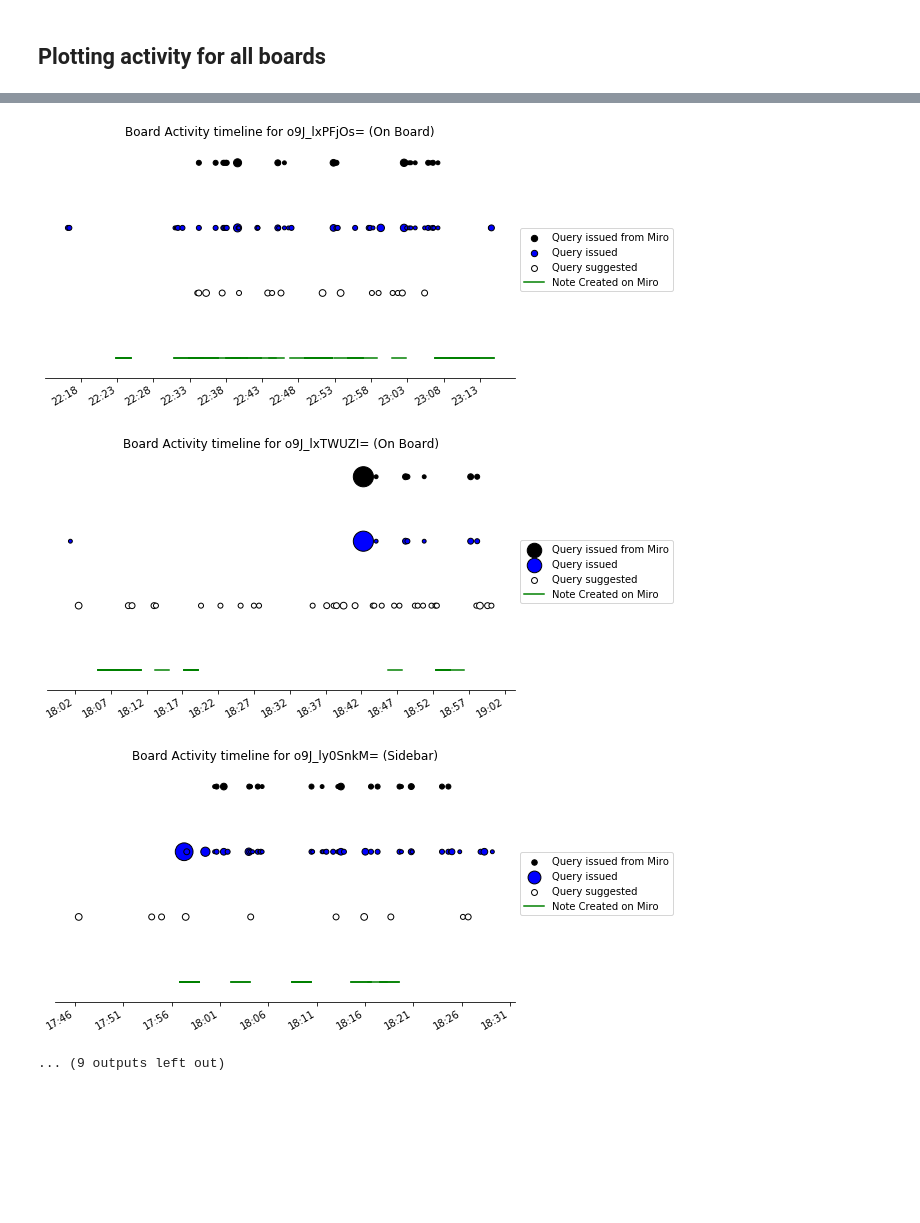
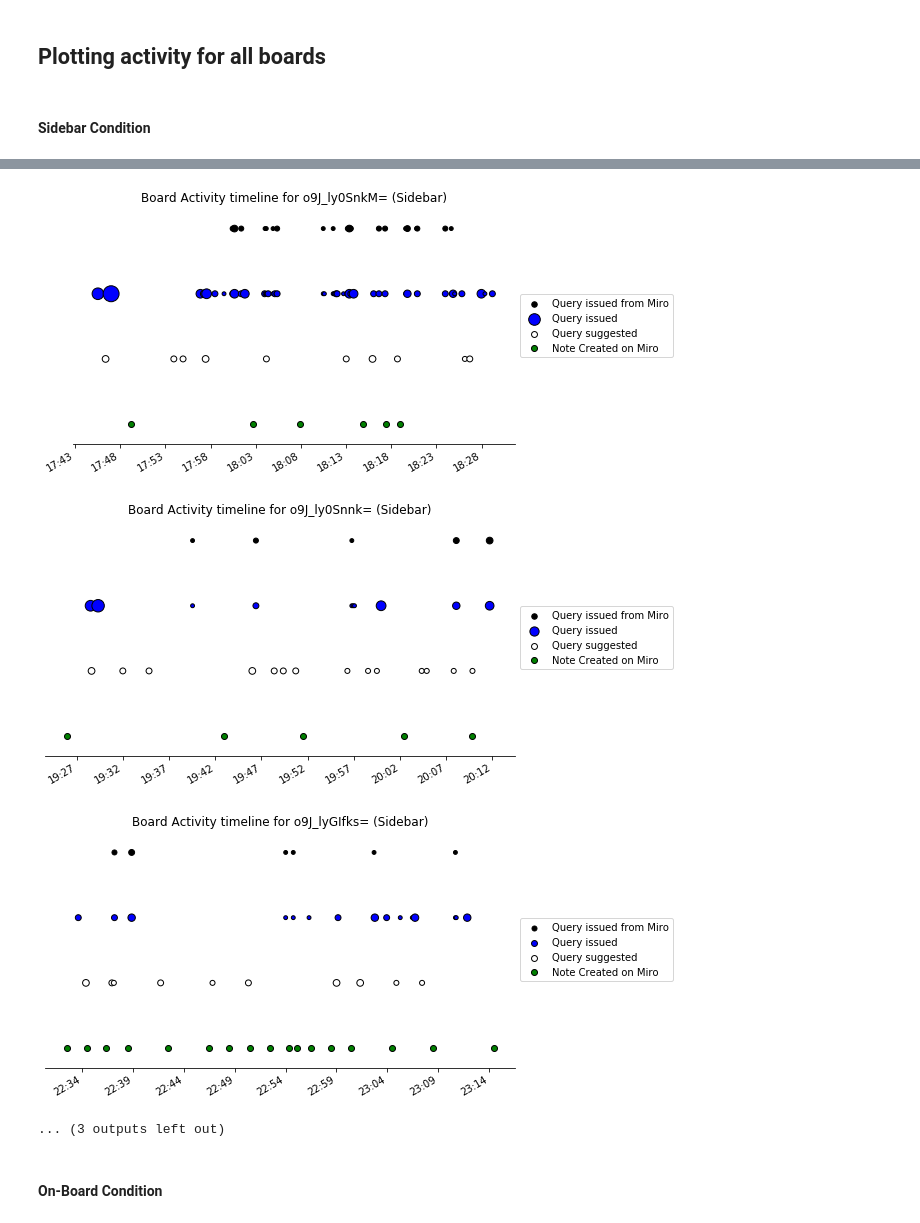
Before and after one commit to creativecolab/IntegratedSearch, a Jupyter notebook: DataAnalysis/DataCollection.ipynb, the cells around one changed output, grey strips where cells are left out. Saved outputs shown, nothing was run; the diff lists cells and outputs as text; code cells hidden in the pictures; blank space fills up the shorter version.

```diff
--- a/DataAnalysis/DataCollection.ipynb
+++ b/DataAnalysis/DataCollection.ipynb
@@ -77,11 +77,12 @@ def cleanPhrases(phrases):
 #         phrases[count] = Word(re.sub("[^a-zA-Z ]+", "", phrase).strip())
     return phrases
 
+client_id = "3074457360917723621"
 pilotBoards=['o9J_l0_9Oa8=', #AH
              'o9J_l1daiMk=',#GH
              'o9J_l1PIrDQ=', #KL
              'o9J_l2KryjI=', #SZ
              'o9J_l3LlFIA=',
              'o9J_l350Img=',
-             'o9J_lzKK_yc='
+             'o9J_lzKK_yc=',
             ]
@@ -472,0 +594,28 @@ Number of queries
+# %%
+suggestiongroups_df_onboard=suggestion_df_joined[suggestion_df_joined['studyType']=='On Board'][['opened', 'suggestionsQueried', 'studyType','boardId', 'grouping']].pivot_table(index=['studyType','boardId'], columns='grouping', aggfunc='sum')
+suggestiongroups_df_sidebar=suggestion_df_joined[suggestion_df_joined['studyType']=='Sidebar'][['opened', 'suggestionsQueried', 'studyType','boardId', 'grouping']].pivot_table(index=['studyType','boardId'], columns='grouping', aggfunc='sum')
+for item in suggestiongroups_df_onboard['opened'].columns:
+    f, ax = plt.subplots()
+    ax.boxplot(suggestiongroups_df_onboard['suggestionsQueried'][item].dropna(),positions=[1/3])
+    ax.boxplot(suggestiongroups_df_sidebar['suggestionsQueried'][item].dropna(),positions=[2/3])
+    ax.plot([1/3  for x in range(len(suggestiongroups_df_onboard['suggestionsQueried'][item].dropna()))], suggestiongroups_df_onboard['suggestionsQueried'][item].dropna(), 'o', markeredgecolor='k', alpha=0.5)
+    ax.plot([2/3 for x in range(len(suggestiongroups_df_sidebar['suggestionsQueried'][item].dropna()))], suggestiongroups_df_sidebar['suggestionsQueried'][item].dropna(), 'o', markeredgecolor='k', alpha=0.5)
+    plt.xlim([0, 1])
+    ax.set_xticks([1/3, 2/3])
+    ax.set_xticklabels(['On Board', 'Sidebar'])
+    ax.set_title('Total number of ' + item + ' suggestions queried')
+    plt.show()
+    print("Sample size:")
+    print("On Board: " + str(len(suggestiongroups_df_onboard['suggestionsQueried'][item].dropna())))
+    print("Sidebar: " + str(len(suggestiongroups_df_sidebar['suggestionsQueried'][item].dropna())))
+    print('Means:')
+    print('On Board: ' +str(suggestiongroups_df_onboard['suggestionsQueried'][item].dropna().mean()) )
+    print('Sidebar: ' +str(suggestiongroups_df_sidebar['suggestionsQueried'][item].dropna().mean()) )
+    print('Variance:')
+    print('On Board: ' +str(suggestiongroups_df_onboard['suggestionsQueried'][item].dropna().var()) )
+    print('Sidebar: ' +str(suggestiongroups_df_sidebar['suggestionsQueried'][item].dropna().var()) )
+    print(stats.shapiro(suggestiongroups_df_onboard['suggestionsQueried'][item].dropna()))
+    print(stats.shapiro(suggestiongroups_df_sidebar['suggestionsQueried'][item].dropna()))
+    print(stats.bartlett(suggestiongroups_df_onboard['suggestionsQueried'][item].dropna(), suggestiongroups_df_sidebar['suggestionsQueried'][item].dropna()))
+    print(stats.levene(suggestiongroups_df_onboard['suggestionsQueried'][item].dropna(), suggestiongroups_df_sidebar['suggestionsQueried'][item].dropna()))
+    print(stats.ttest_ind(suggestiongroups_df_onboard['suggestionsQueried'][item].dropna(), suggestiongroups_df_sidebar['suggestionsQueried'][item].dropna()))
@@ -613,12 +837,16 @@ def plot_board_activity(boardId):
     ax.plot(df_suggestions.index, np.full_like(df_suggestions.index,0, dtype='int32'), "-" ,linestyle='None')
     ax.scatter(df_suggestions.index, np.full_like(df_suggestions.index,1, dtype='int32'), df_suggestions['suggestionCount']*10+15, marker="o",color="w",edgecolors='k', label='Query suggested')
     ax.scatter(df_miroqueries.index, np.full_like(df_miroqueries.index, 3, dtype='int32'), df_miroqueries['webpagesVisited']*10+15,marker="o",color="k",edgecolors='k', label='Query issued from Miro')
-    ax.scatter(df_queries.index, np.full_like(df_queries.index, 2, dtype='int32'),df_queries['webpagesVisited']*10+15, marker="o",color="b", edgecolors='k',label='Query issued')
+    ax.scatter(df_queries.index, np.full_like(df_queries.index, 2, dtype='int32'),df_queries['webpagesVisited']*20+15, marker="o",color="b", edgecolors='k',label='Query issued')
 
+    midinterval = pd.DataFrame(board_df['timestamp'])-(pd.DataFrame(board_df['timestamp'])-pd.DataFrame(board_df['timestamp']).shift(1))/2
+    board_df.iloc[1:, board_df.columns.get_loc('timestamp')]= midinterval['timestamp'][1:]
+    board_df['charactersDiff']= board_df['totalCharacters'].diff()
+    #print(board_df)
+    for index, item in board_df.iterrows():
 
-    for time in board_df.timecreated:
-        time_segment = [pd.to_datetime(time-two_minute), pd.to_datetime(time)]
-        ax.plot(time_segment, [0,0], "-",color="g", label='Note Created on Miro')
+        if item['addedWidgets']>0 or item['charactersDiff']>=50:
+            ax.plot(item['timestamp'], 0, "o",color="g", markeredgecolor='k', label='Note Created on Miro')
 
     ax.xaxis.set_major_locator(mdates.MinuteLocator(interval=5))
     ax.xaxis.set_major_formatter(mdates.DateFormatter("%H:%M"))
@@ -639,6 +871,8 @@ def plot_board_activity(boardId):
 # %% [markdown]
 ## Plotting activity for all boards
+# %% [markdown]
+#### Sidebar Condition
 # %%
-for boardId in browser_df['boardId'].unique():
+for boardId in sidebarBoards.index.unique():
     plot_board_activity(boardId)
 # %% [output]
@@ -654,4 +888,6 @@ for boardId in browser_df['boardId'].unique():
-[figure, old version]
+[figure, new version]
-[figure, old version]
+[figure, new version]
-[figure, old version]
+[figure, new version]
-... (9 outputs left out)
+... (3 outputs left out)
+# %% [markdown]
+#### On-Board Condition
```
Also changed, not shown: parts of 69 cells of this notebook.
